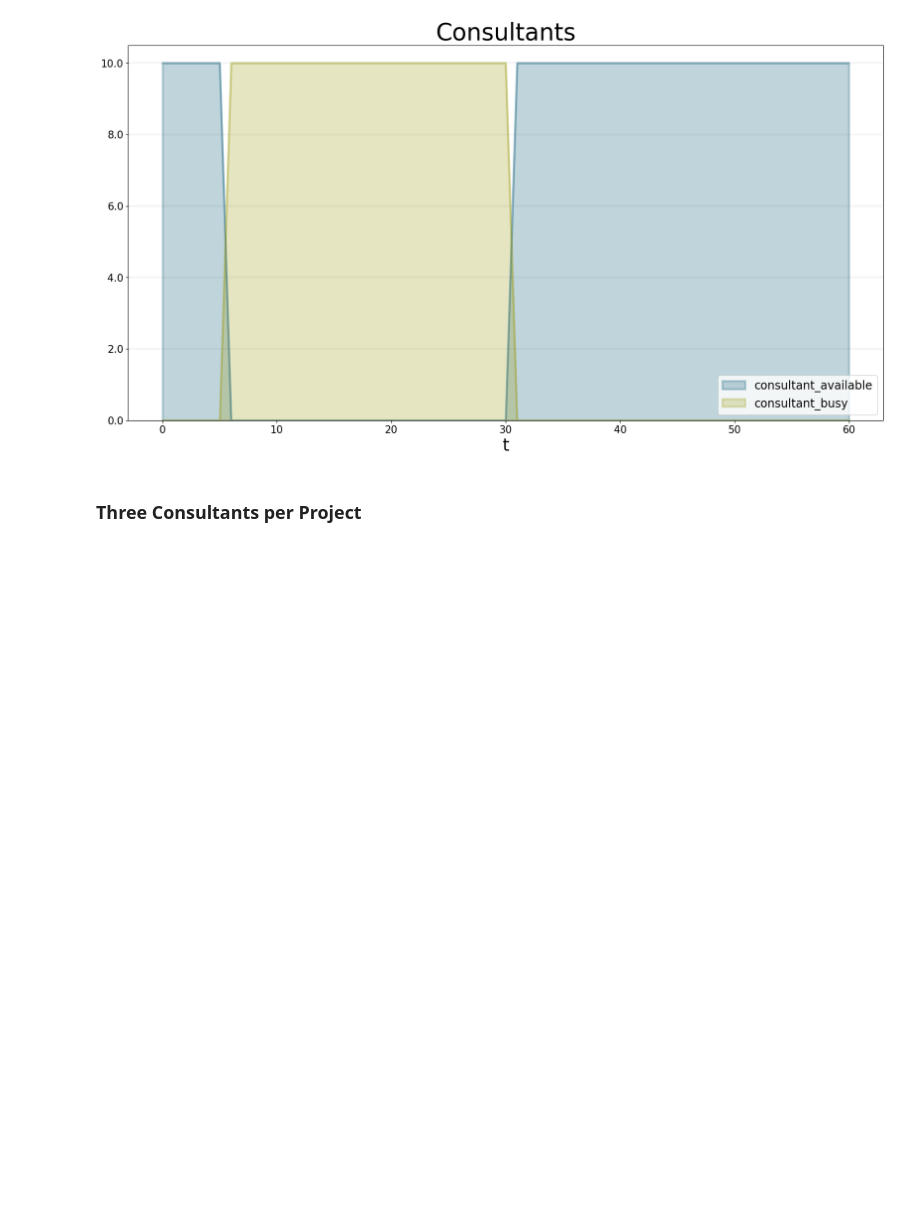
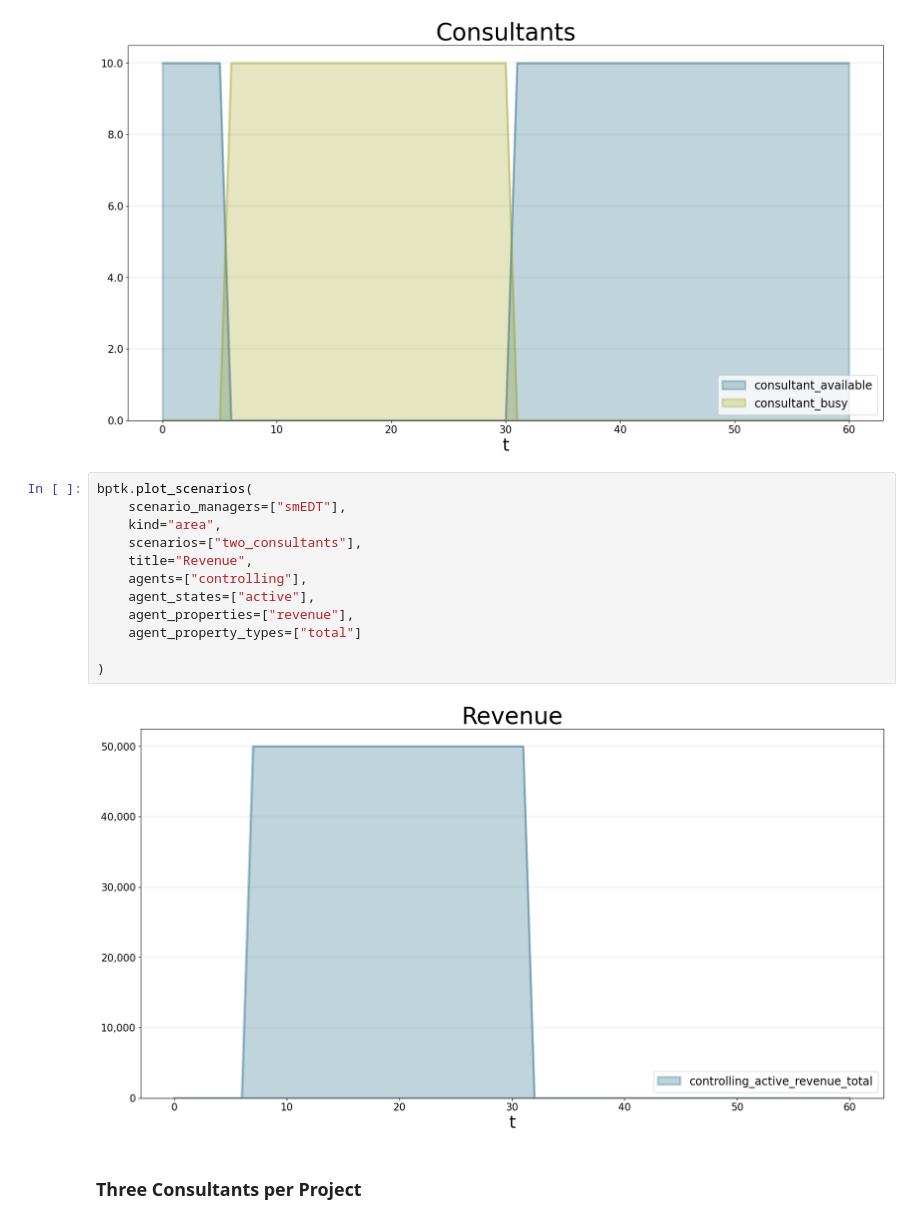
Before and after one commit to transentis/bptk_py_tutorial, a Jupyter notebook: model-library/enterprise-digital-twin/enterprise_digital_twin.ipynb, the cells around one changed output. Drawn from its saved outputs; the diff is of its cells as text; blank space fills up the shorter version.

```diff
--- a/model-library/enterprise-digital-twin/enterprise_digital_twin.ipynb
+++ b/model-library/enterprise-digital-twin/enterprise_digital_twin.ipynb
@@ -100,6 +142,20 @@ bptk.plot_scenarios(
 )
 # %% [output]
 [figure]
+# %%
+bptk.plot_scenarios(
+    scenario_managers=["smEDT"],
+    kind="area",
+    scenarios=["two_consultants"],
+    title="Revenue",
+    agents=["controlling"],
+    agent_states=["active"],
+    agent_properties=["revenue"],
+    agent_property_types=["total"]
+
+)
+# %% [output]
+[figure, added]
 # %% [markdown]
 ### Three Consultants per Project
 # %%
```
Also changed, not shown: parts of 5 cells of this notebook, 6 other files.
